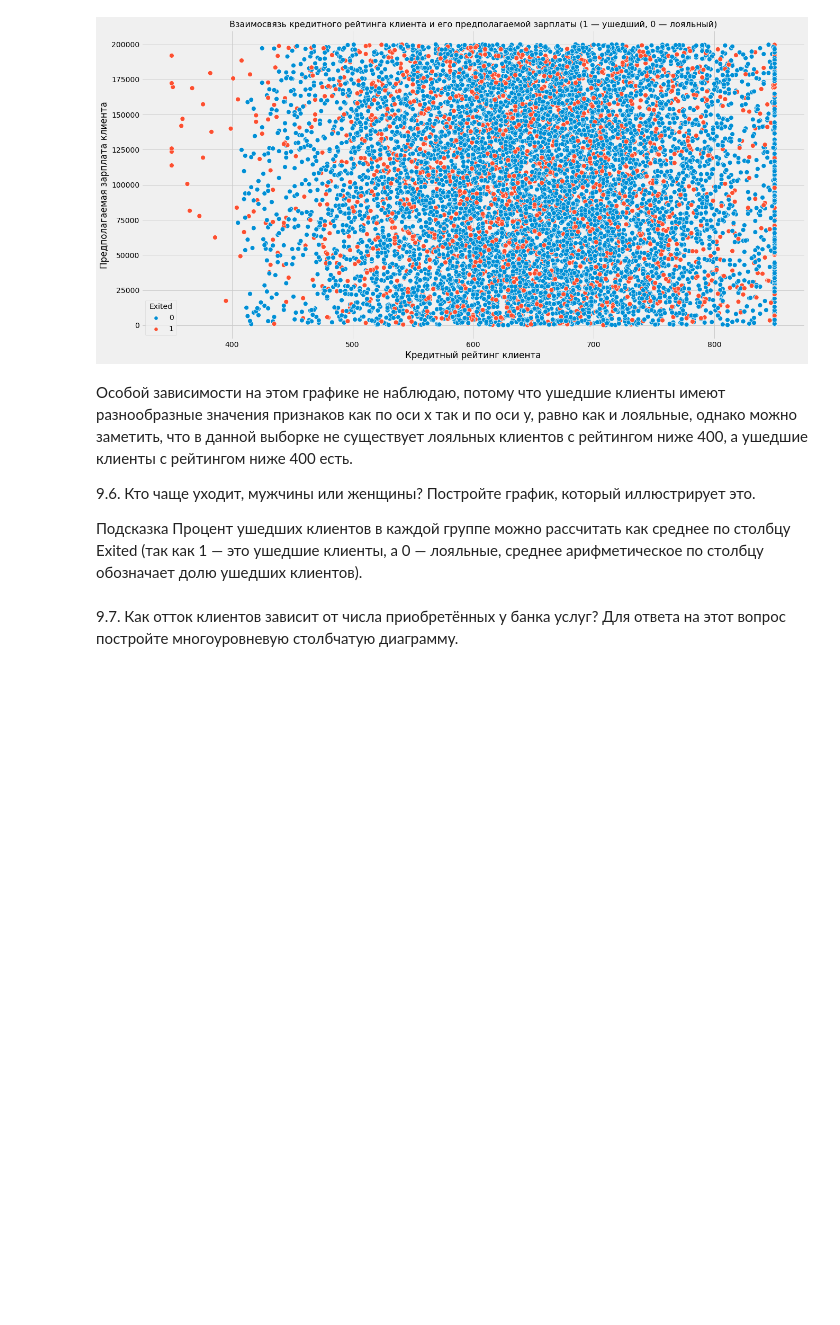
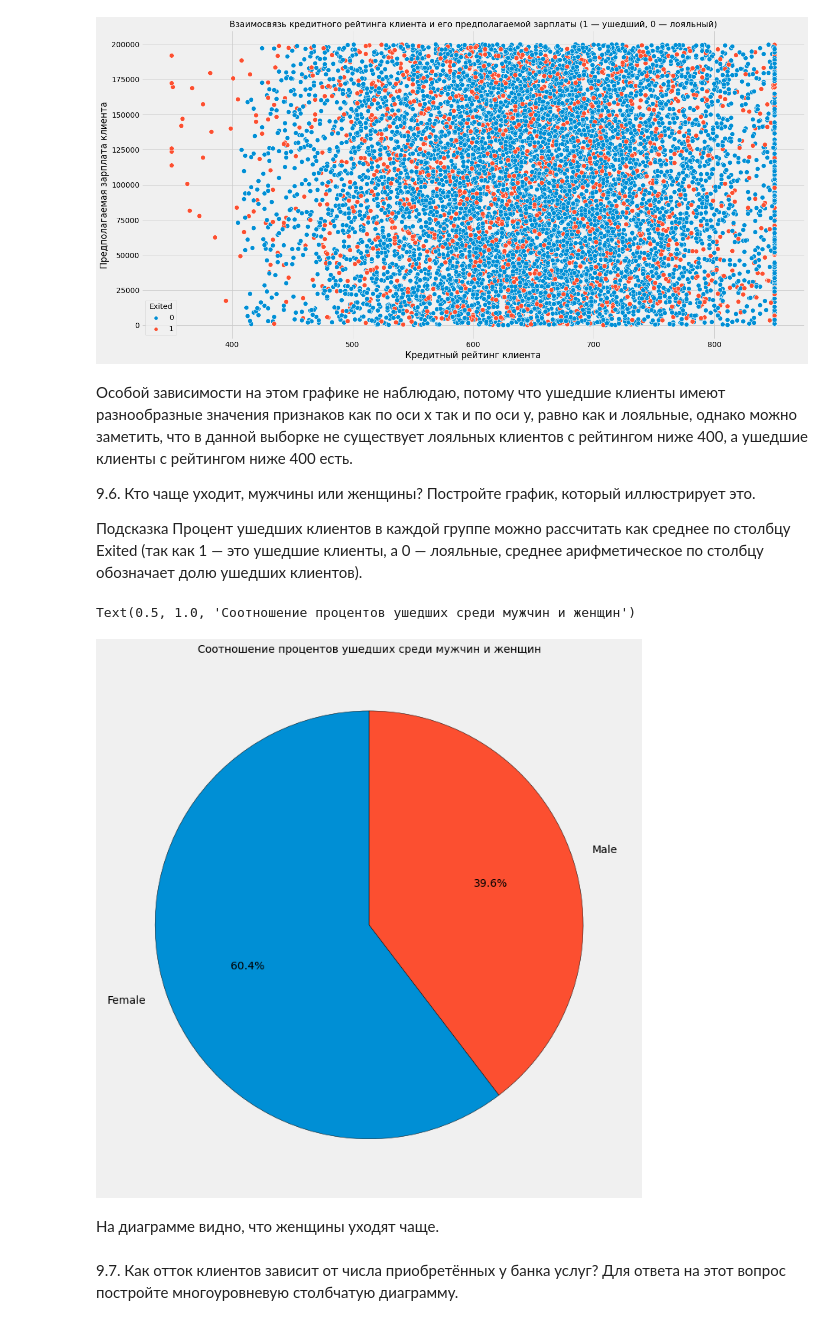
Before and after one commit to malinamedusa/sandbox__sf, a Jupyter notebook: py13/HomeWork.ipynb, the cells around one changed output. Saved outputs shown, nothing was run; the diff lists cells and outputs as text; code cells hidden in the pictures; blank space fills up the shorter version.

```diff
--- a/py13/HomeWork.ipynb
+++ b/py13/HomeWork.ipynb
@@ -179,5 +175,24 @@ Text(0, 0.5, 'Предполагаемая зарплата клиента')
 
 Подсказка
 Процент ушедших клиентов в каждой группе можно рассчитать как среднее по столбцу Exited (так как 1 — это ушедшие клиенты, а 0 — лояльные, среднее арифметическое по столбцу обозначает долю ушедших клиентов).
+# %%
+departed_male_female = churn_data[['Gender', 'Exited']]
+departed_male_female = departed_male_female.groupby('Gender', as_index=False)['Exited'].mean()
+
+plt.style.use('fivethirtyeight')
+f, ax = plt.subplots(figsize=(12, 12))
+plt.pie(
+    departed_male_female['Exited'],
+    labels=departed_male_female['Gender'],
+    autopct='%1.1f%%',
+    startangle=90,
+    wedgeprops= {'edgecolor': 'black'}
+)
+plt.title('Cоотношение процентов ушедших среди мужчин и женщин', fontsize=14)
+# %% [output]
+Text(0.5, 1.0, 'Cоотношение процентов ушедших среди мужчин и женщин')
+[figure, added]
+# %% [markdown]
+На диаграмме видно, что женщины уходят чаще.
 # %% [markdown]
 9.7. Как отток клиентов зависит от числа приобретённых у банка услуг? Для ответа на этот вопрос постройте многоуровневую столбчатую диаграмму.
```
Also changed, not shown: parts of 12 cells of this notebook.
